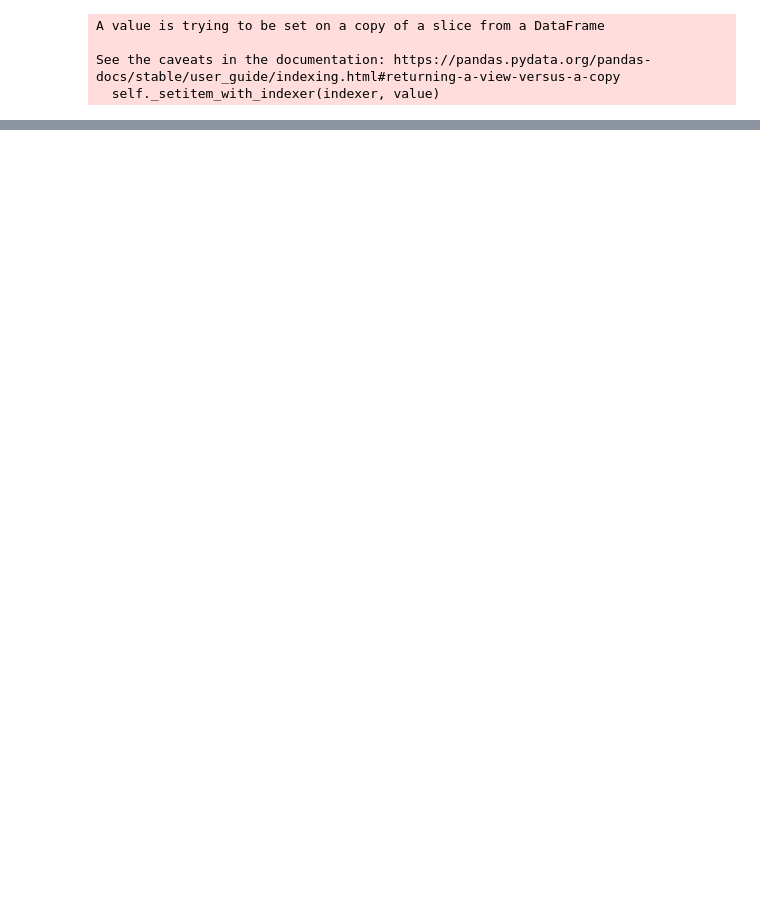
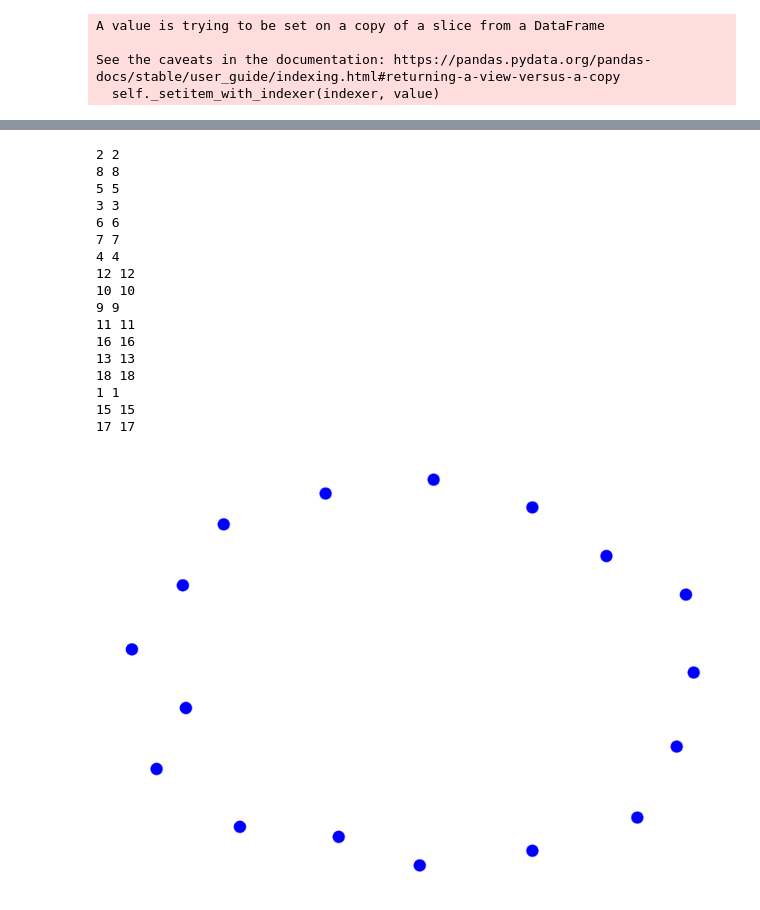
Before and after one commit to Basmatz/Spiced-bootcamp, a Jupyter notebook: Week_08/EDA.ipynb, the cells around one changed output, grey strips where cells are left out. Saved outputs shown, nothing was run; the diff lists cells and outputs as text; code cells hidden in the pictures; blank space fills up the shorter version.

```diff
--- a/Week_08/EDA.ipynb
+++ b/Week_08/EDA.ipynb
@@ -323,7 +347,7 @@ for i in range(len(df2)):
     else:
         df2["order"].iloc[i] = "following"
 # %%
-df2["target"] = "5"
+df2["target"] = 5
 for i in range(len(df2)):
     if i+1 < len(df2):
         if df2["customer_no"].iloc[i] == df2["customer_no"].iloc[i+1]:
@@ -331,7 +376,7 @@ for i in range(len(df2)):
 # %%
 df2["values"] = 1
 # %%
-df2 = df2.groupby(["source", "target"]).count().reset_index()
+df2 = df2.groupby(["customer_no"]).count().reset_index()
 # %%
 import plotly.graph_objects as go
 
@@ -371,0 +411,4 @@ Sankey({
+# %%
+liste = []
+for i in range(len(df2)):
+    liste.append(tuple((df2["source"].iloc[i], df2["target"].iloc[i])))
@@ -371,0 +435,45 @@ Sankey({
+# %%
+nodes = [1,2,3,4,5]
+G = nx.Graph()
+#G = nx.AGraph(ranksep='0.1')
+#G.add_nodes_from(nodes)
+G.add_edges_from(liste)
+#G.graph_attr['label']='Name of graph'
+
+#G = nx.from_pandas_dataframe(df2[["source", "target"]])
+#D = nx.DiGraph(df2[["source", "target"]])
+# %%
+for line in nx.generate_adjlist(G):
+    print(line)
+# write edgelist to grid.edgelist
+nx.write_edgelist(G, path="grid.edgelist", delimiter=":")
+# read edgelist from grid.edgelist
+H = nx.read_edgelist(path="grid.edgelist", delimiter=":")
+
+options = {
+    'node_color': 'blue',
+    'node_size': 100,
+    'width': 1,
+}
+
+nx.draw(G, **options)
+plt.show()
+# %% [output]
+2 2
+8 8
+5 5
+3 3
+6 6
+7 7
+4 4
+12 12
+10 10
+9 9
+11 11
+16 16
+13 13
+18 18
+1 1
+15 15
+17 17
+[figure, added]
```
Also changed, not shown: parts of 18 cells of this notebook, 2 other files.
